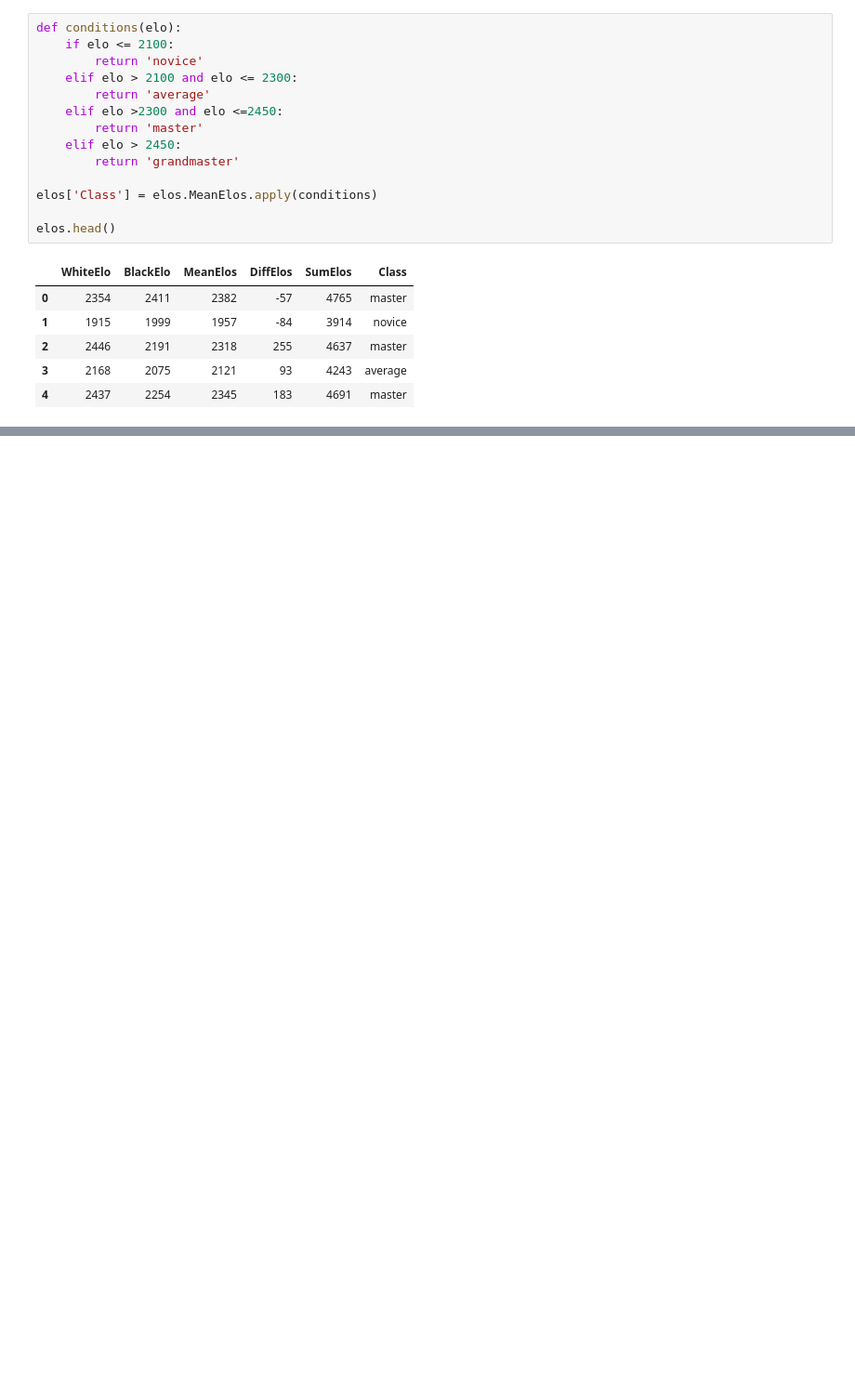
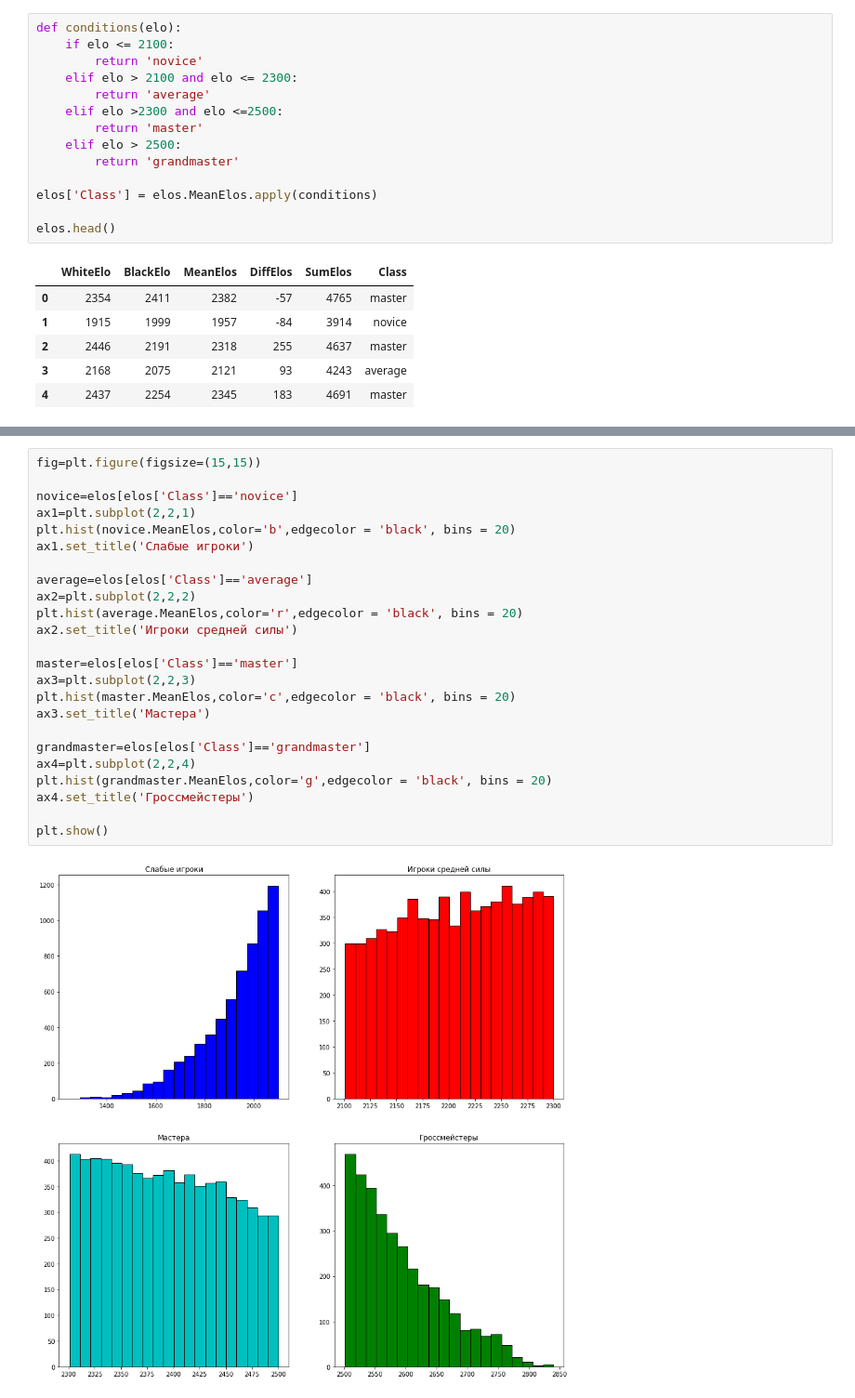
Before and after one commit to polinarod/PredictingRaitings, a Jupyter notebook: classifier.ipynb, the cells around one changed output, grey strips where cells are left out. Shown: that part at 93% size. Cells and saved outputs as stored; diff of their text form; blank space fills up the shorter version.

```diff
--- a/classifier.ipynb
+++ b/classifier.ipynb
@@ -194,9 +208,9 @@ def conditions(elo):
         return 'novice'
     elif elo > 2100 and elo <= 2300:
         return 'average'
-    elif elo >2300 and elo <=2450:
+    elif elo >2300 and elo <=2500:
         return 'master'
-    elif elo > 2450:
+    elif elo > 2500:
         return 'grandmaster'
 
 elos['Class'] = elos.MeanElos.apply(conditions)
@@ -213,0 +230,26 @@ elos.to_csv(r'C:\Users\Asus\PredictingRatings\data\clean_elos.csv', sep=',',inde
+# %%
+fig=plt.figure(figsize=(15,15))
+
+novice=elos[elos['Class']=='novice']
+ax1=plt.subplot(2,2,1)
+plt.hist(novice.MeanElos,color='b',edgecolor = 'black', bins = 20)
+ax1.set_title('Слабые игроки')
+
+average=elos[elos['Class']=='average']
+ax2=plt.subplot(2,2,2)
+plt.hist(average.MeanElos,color='r',edgecolor = 'black', bins = 20)
+ax2.set_title('Игроки средней силы')
+
+master=elos[elos['Class']=='master']
+ax3=plt.subplot(2,2,3)
+plt.hist(master.MeanElos,color='c',edgecolor = 'black', bins = 20)
+ax3.set_title('Мастера')
+
+grandmaster=elos[elos['Class']=='grandmaster']
+ax4=plt.subplot(2,2,4)
+plt.hist(grandmaster.MeanElos,color='g',edgecolor = 'black', bins = 20)
+ax4.set_title('Гроссмейстеры')
+
+plt.show()
+# %% [output]
+[figure, added]
```
Also changed, not shown: parts of 30 cells of this notebook, 6 other files.
